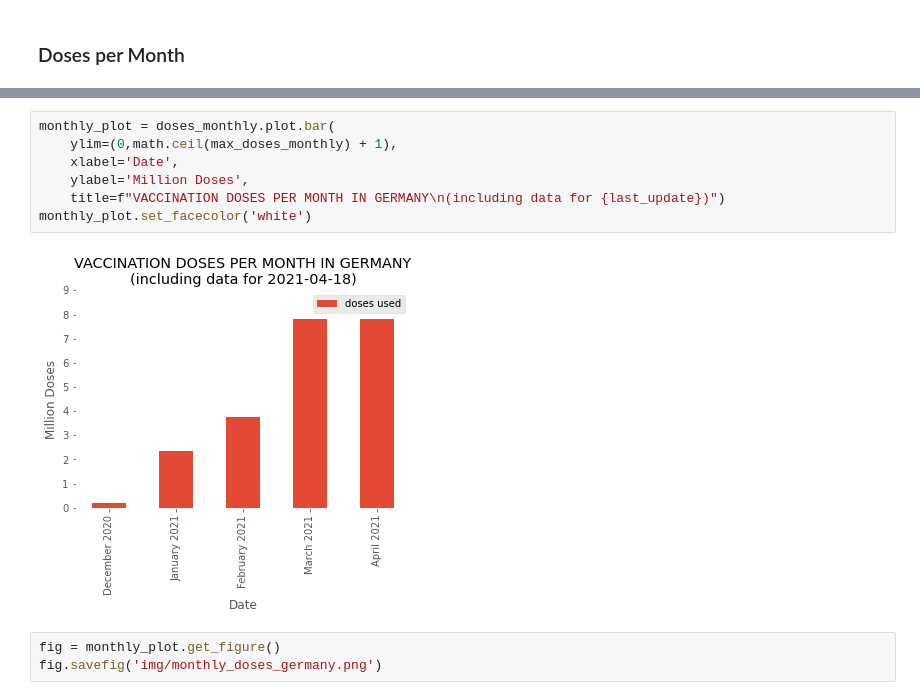
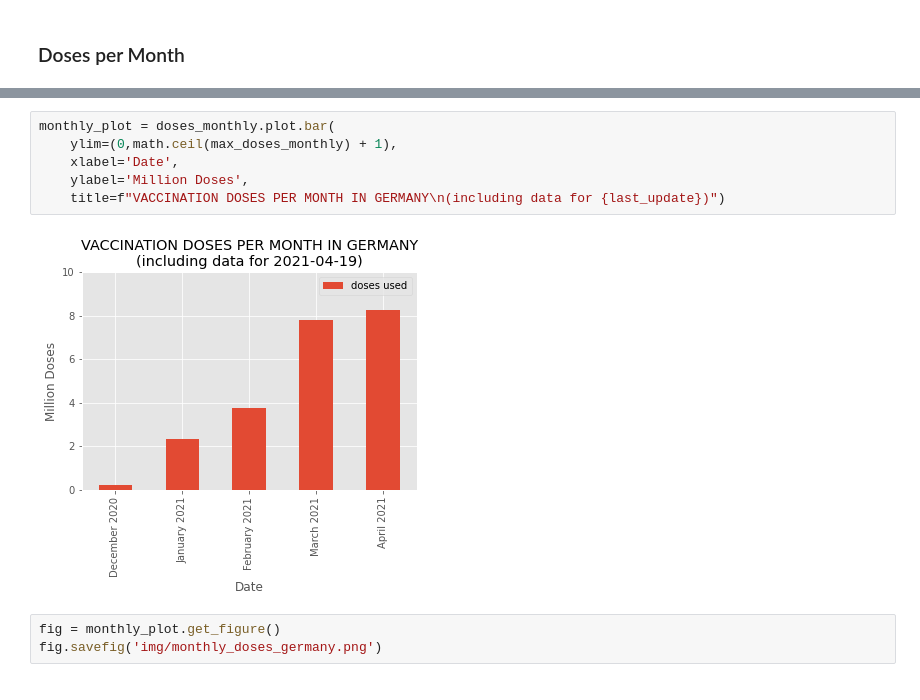
Before and after one commit to RuedigerVoigt/track-covid-19, a Jupyter notebook: vaccination.ipynb, the cells around one changed output, grey strips where cells are left out. Saved outputs shown, nothing was run; the diff lists cells and outputs as text.

Commit message:
Add new plot to preview; Update data

```diff
--- a/vaccination.ipynb
+++ b/vaccination.ipynb
@@ -246,12 +250,11 @@ doses_monthly.tail(6)
 # %%
 monthly_plot = doses_monthly.plot.bar(
     ylim=(0,math.ceil(max_doses_monthly) + 1),
     xlabel='Date',
     ylabel='Million Doses',
     title=f"VACCINATION DOSES PER MONTH IN GERMANY\n(including data for {last_update})")
-monthly_plot.set_facecolor('white')
 # %% [output]
-[figure, old version]
+[figure, new version]
 # %%
 fig = monthly_plot.get_figure()
 fig.savefig('img/monthly_doses_germany.png')
```
Also changed, not shown: parts of 24 cells of this notebook, 5 other files.
